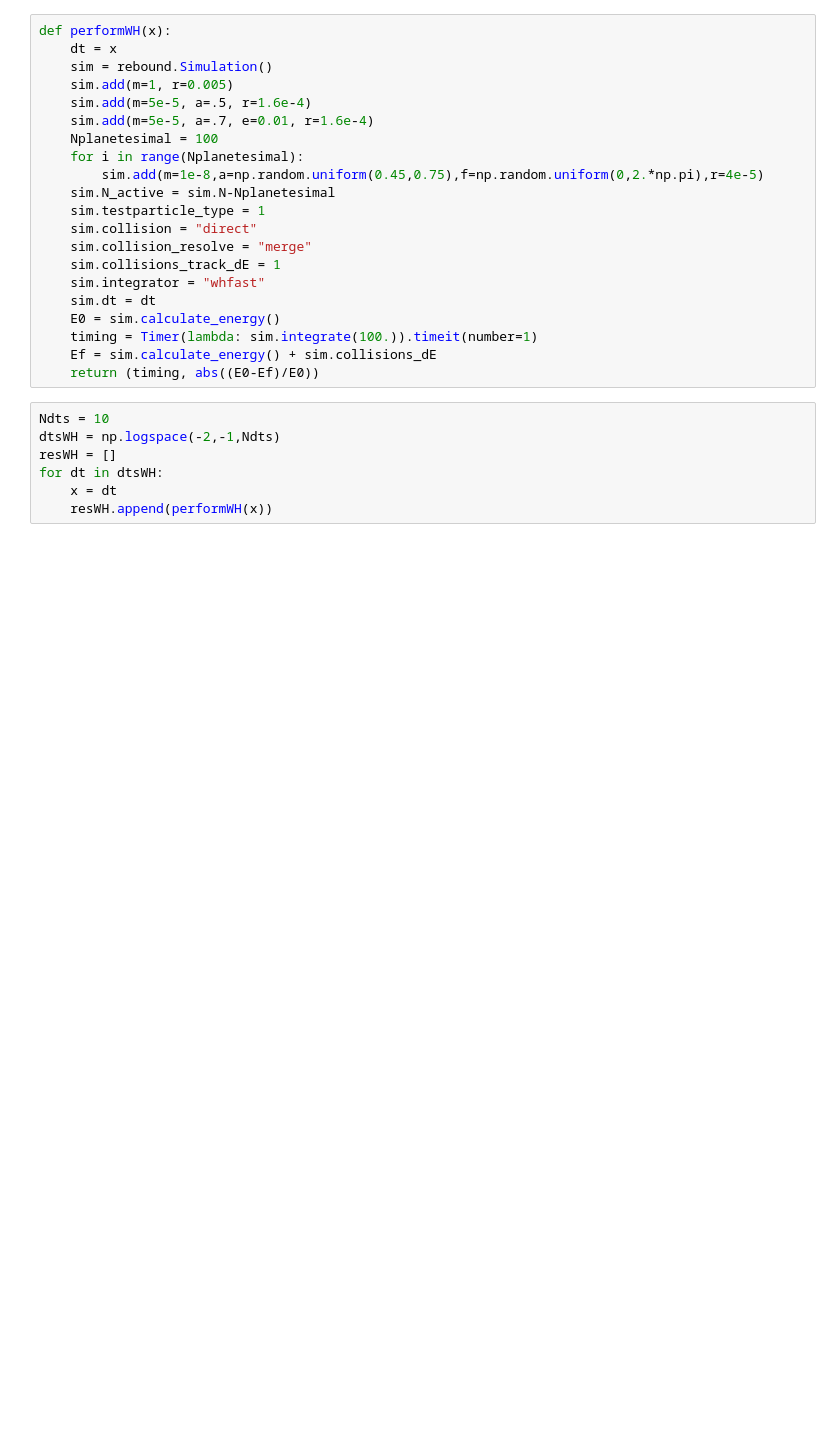
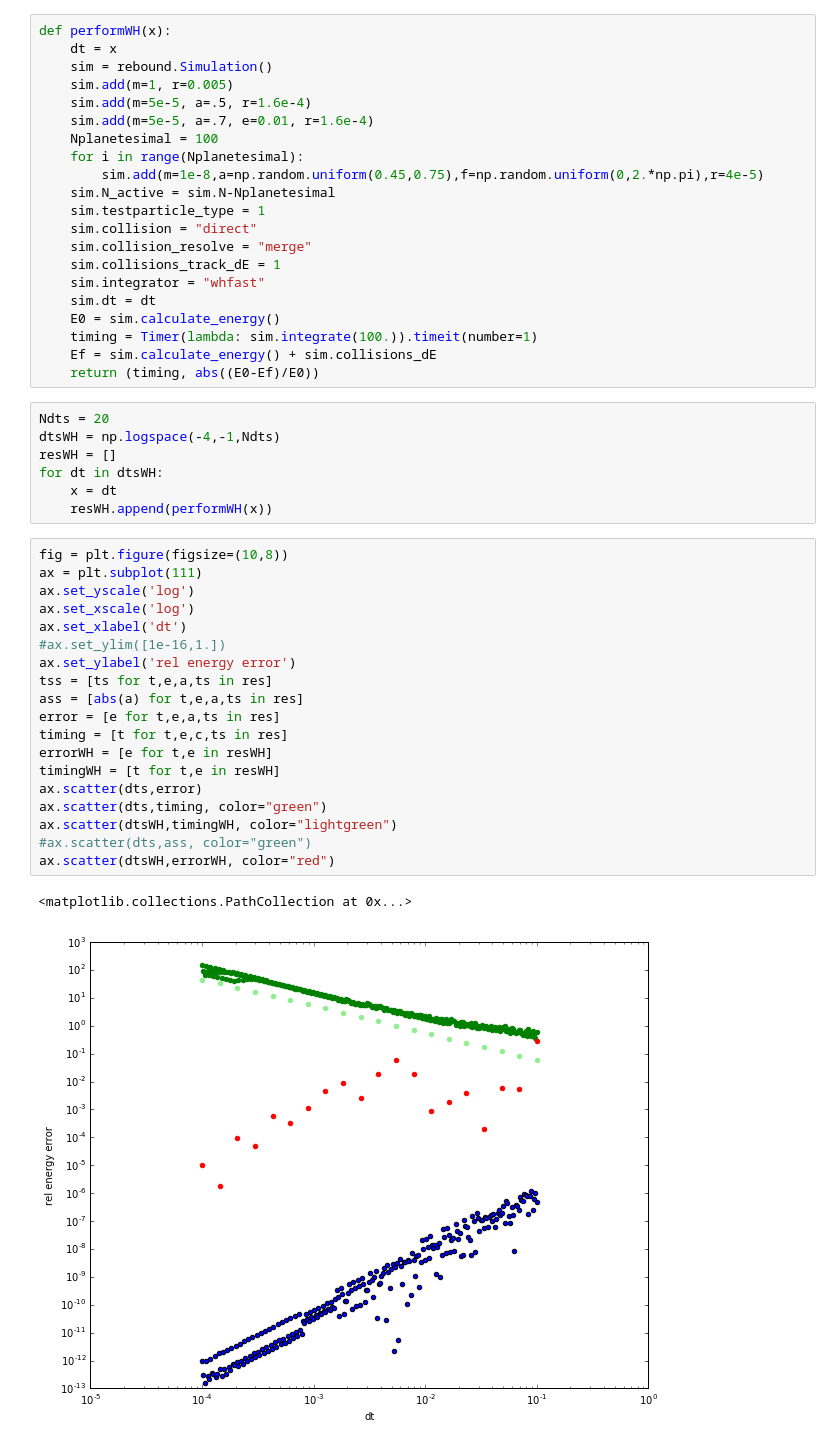
Before and after one commit to hannorein/rebound, a Jupyter notebook: ipython_examples/Hybarid.ipynb, the cells around one changed output. Saved outputs shown, nothing was run; the diff lists cells and outputs as text; blank space fills up the shorter version.

```diff
--- a/ipython_examples/Hybarid.ipynb
+++ b/ipython_examples/Hybarid.ipynb
@@ -84,9 +66,31 @@ def performWH(x):
     Ef = sim.calculate_energy() + sim.collisions_dE
     return (timing, abs((E0-Ef)/E0))
 # %%
-Ndts = 10
-dtsWH = np.logspace(-2,-1,Ndts)
+Ndts = 20
+dtsWH = np.logspace(-4,-1,Ndts)
 resWH = []
 for dt in dtsWH:
     x = dt
     resWH.append(performWH(x))
+# %%
+fig = plt.figure(figsize=(10,8))
+ax = plt.subplot(111)
+ax.set_yscale('log')
+ax.set_xscale('log')
+ax.set_xlabel('dt')
+#ax.set_ylim([1e-16,1.])
+ax.set_ylabel('rel energy error')
+tss = [ts for t,e,a,ts in res]
+ass = [abs(a) for t,e,a,ts in res]
+error = [e for t,e,a,ts in res]
+timing = [t for t,e,c,ts in res]
+errorWH = [e for t,e in resWH]
+timingWH = [t for t,e in resWH]
+ax.scatter(dts,error)
+ax.scatter(dts,timing, color="green")
+ax.scatter(dtsWH,timingWH, color="lightgreen")
+#ax.scatter(dts,ass, color="green")
+ax.scatter(dtsWH,errorWH, color="red")
+# %% [output]
+<matplotlib.collections.PathCollection at 0x...>
+[figure, added]
```
Also changed, not shown: parts of 1 cell of this notebook.
